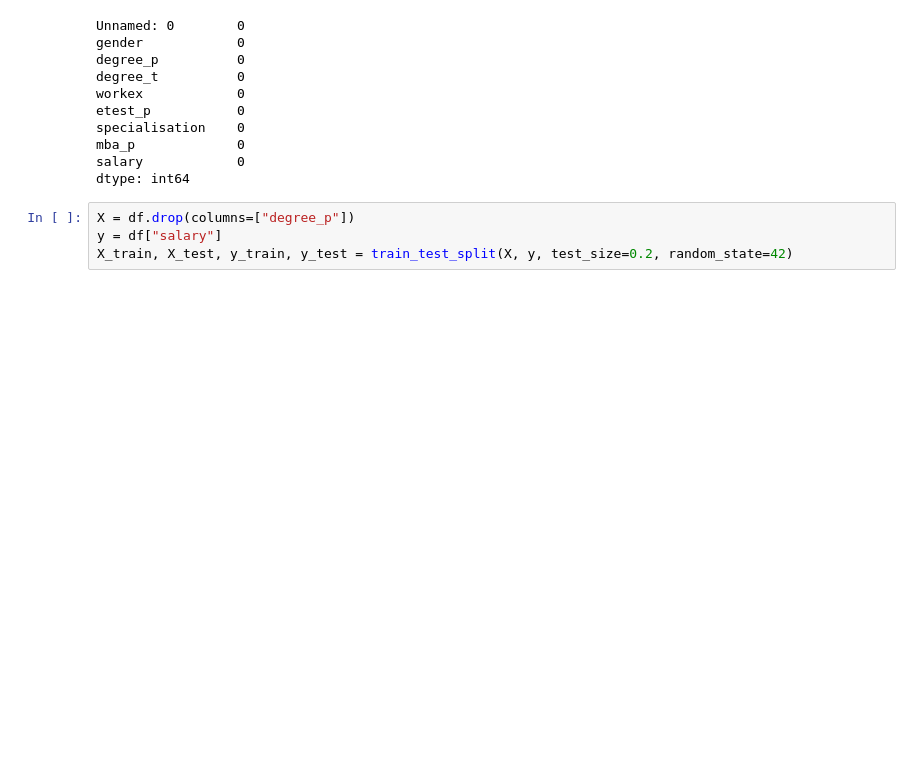
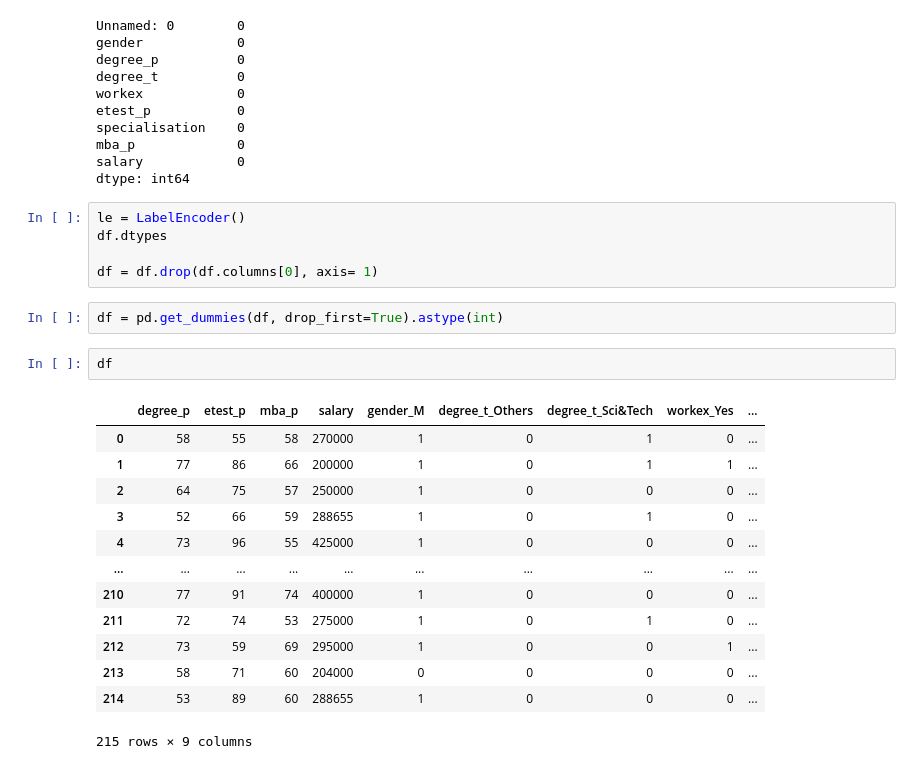
Before and after one commit to Anmolashish/Data-preporcessing-Machine-learning-, a Jupyter notebook: jupiter_file.ipynb, the cells around one changed output. Cells and saved outputs as stored; diff of their text form; blank space fills up the shorter version.

```diff
--- a/jupiter_file.ipynb
+++ b/jupiter_file.ipynb
@@ -82,7 +83,26 @@ specialisation    0
 mba_p             0
 salary            0
 dtype: int64
-# %%
-X = df.drop(columns=["degree_p"])
-y = df["salary"]
-X_train, X_test, y_train, y_test = train_test_split(X, y, test_size=0.2, random_state=42)
+# %%
+le = LabelEncoder()
+df.dtypes
+
+df = df.drop(df.columns[0], axis= 1)
+# %%
+df = pd.get_dummies(df, drop_first=True).astype(int)
+# %%
+df
+# %% [output]
+|  | degree_p | etest_p | mba_p | salary | gender_M | degree_t_Others | degree_t_Sci&Tech | workex_Yes | ... |
+| 0 | 58 | 55 | 58 | 270000 | 1 | 0 | 1 | 0 | ... |
+| 1 | 77 | 86 | 66 | 200000 | 1 | 0 | 1 | 1 | ... |
+| 2 | 64 | 75 | 57 | 250000 | 1 | 0 | 0 | 0 | ... |
+| 3 | 52 | 66 | 59 | 288655 | 1 | 0 | 1 | 0 | ... |
+| 4 | 73 | 96 | 55 | 425000 | 1 | 0 | 0 | 0 | ... |
+| ... | ... | ... | ... | ... | ... | ... | ... | ... | ... |
+| 210 | 77 | 91 | 74 | 400000 | 1 | 0 | 0 | 0 | ... |
+| 211 | 72 | 74 | 53 | 275000 | 1 | 0 | 1 | 0 | ... |
+| 212 | 73 | 59 | 69 | 295000 | 1 | 0 | 0 | 1 | ... |
+| 213 | 58 | 71 | 60 | 204000 | 0 | 0 | 0 | 0 | ... |
+| 214 | 53 | 89 | 60 | 288655 | 1 | 0 | 0 | 0 | ... |
+215 rows × 9 columns
```
Also changed, not shown: parts of 3 cells of this notebook.
